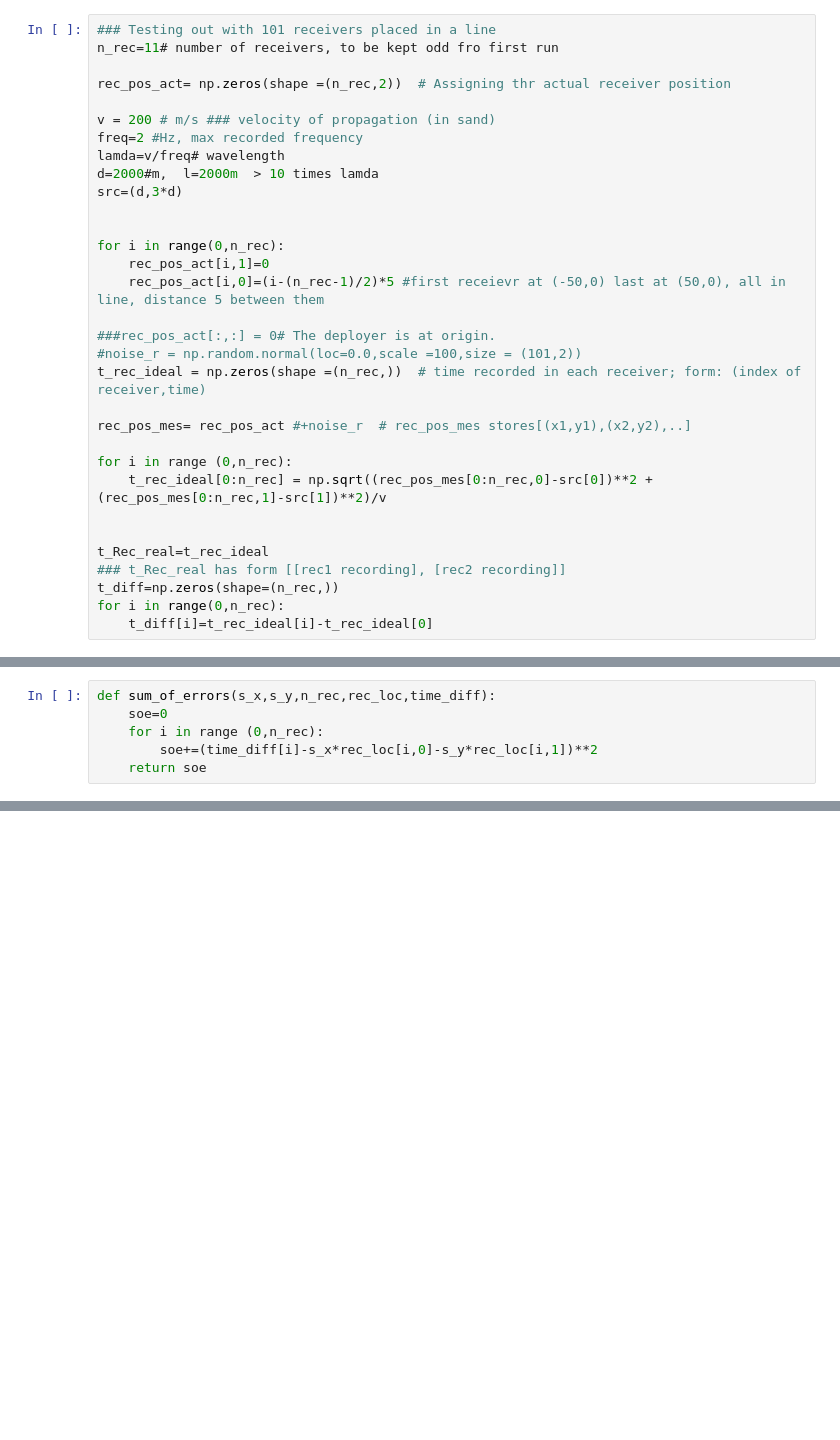
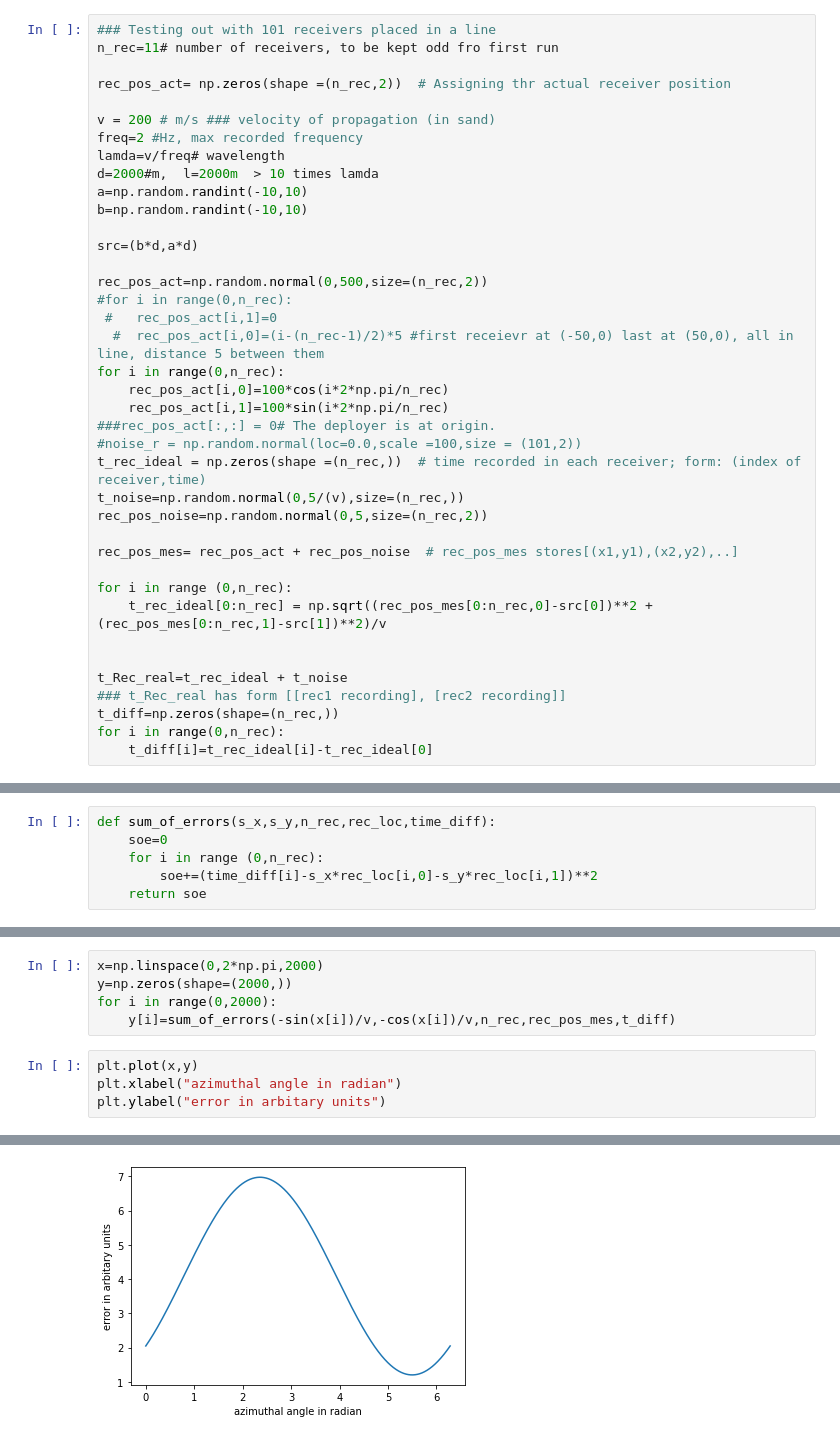
Before and after one commit to Student-Satellite-IITB/GLEE, a Jupyter notebook: Beamforming/Plane Wave Fitting.ipynb, the cells around one changed output, grey strips where cells are left out. Drawn from its saved outputs; the diff is of its cells as text; blank space fills up the shorter version.

```diff
--- a/Beamforming/Plane Wave Fitting.ipynb
+++ b/Beamforming/Plane Wave Fitting.ipynb
@@ -17,24 +19,31 @@ v = 200 # m/s ### velocity of propagation (in sand)
 freq=2 #Hz, max recorded frequency
 lamda=v/freq# wavelength
 d=2000#m,  l=2000m  > 10 times lamda
-src=(d,3*d)
+a=np.random.randint(-10,10)
+b=np.random.randint(-10,10)
 
+src=(b*d,a*d)
 
+rec_pos_act=np.random.normal(0,500,size=(n_rec,2))
+#for i in range(0,n_rec):
+ #   rec_pos_act[i,1]=0
+  #  rec_pos_act[i,0]=(i-(n_rec-1)/2)*5 #first receievr at (-50,0) last at (50,0), all in line, distance 5 between them
 for i in range(0,n_rec):
-    rec_pos_act[i,1]=0
-    rec_pos_act[i,0]=(i-(n_rec-1)/2)*5 #first receievr at (-50,0) last at (50,0), all in line, distance 5 between them
-
+    rec_pos_act[i,0]=100*cos(i*2*np.pi/n_rec)
+    rec_pos_act[i,1]=100*sin(i*2*np.pi/n_rec)
 ###rec_pos_act[:,:] = 0# The deployer is at origin.
 #noise_r = np.random.normal(loc=0.0,scale =100,size = (101,2))
 t_rec_ideal = np.zeros(shape =(n_rec,))  # time recorded in each receiver; form: (index of receiver,time)
+t_noise=np.random.normal(0,5/(v),size=(n_rec,))
+rec_pos_noise=np.random.normal(0,5,size=(n_rec,2))
 
-rec_pos_mes= rec_pos_act #+noise_r  # rec_pos_mes stores[(x1,y1),(x2,y2),..]
+rec_pos_mes= rec_pos_act + rec_pos_noise  # rec_pos_mes stores[(x1,y1),(x2,y2),..]
 
 for i in range (0,n_rec):
     t_rec_ideal[0:n_rec] = np.sqrt((rec_pos_mes[0:n_rec,0]-src[0])**2 + (rec_pos_mes[0:n_rec,1]-src[1])**2)/v
 
 
-t_Rec_real=t_rec_ideal
+t_Rec_real=t_rec_ideal + t_noise
 ### t_Rec_real has form [[rec1 recording], [rec2 recording]]
 t_diff=np.zeros(shape=(n_rec,))
 for i in range(0,n_rec):
@@ -81,0 +106,10 @@ actual angle:  1.2490457723982544
+# %%
+x=np.linspace(0,2*np.pi,2000)
+y=np.zeros(shape=(2000,))
+for i in range(0,2000):
+    y[i]=sum_of_errors(-sin(x[i])/v,-cos(x[i])/v,n_rec,rec_pos_mes,t_diff)
+# %%
+plt.plot(x,y)
+plt.xlabel("azimuthal angle in radian")
+plt.ylabel("error in arbitary units")
+# %% [output]
@@ -81,0 +117 @@ actual angle:  1.2490457723982544
+[figure, added]
```
Also changed, not shown: parts of 18 cells of this notebook.
